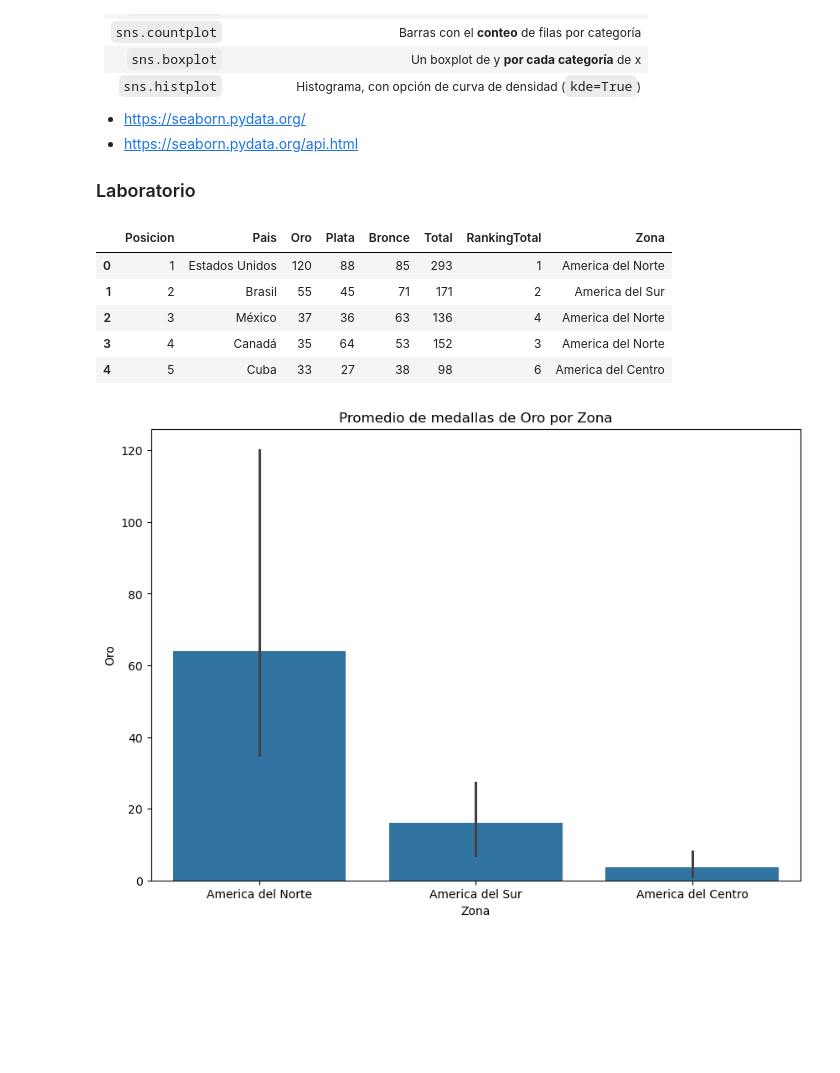
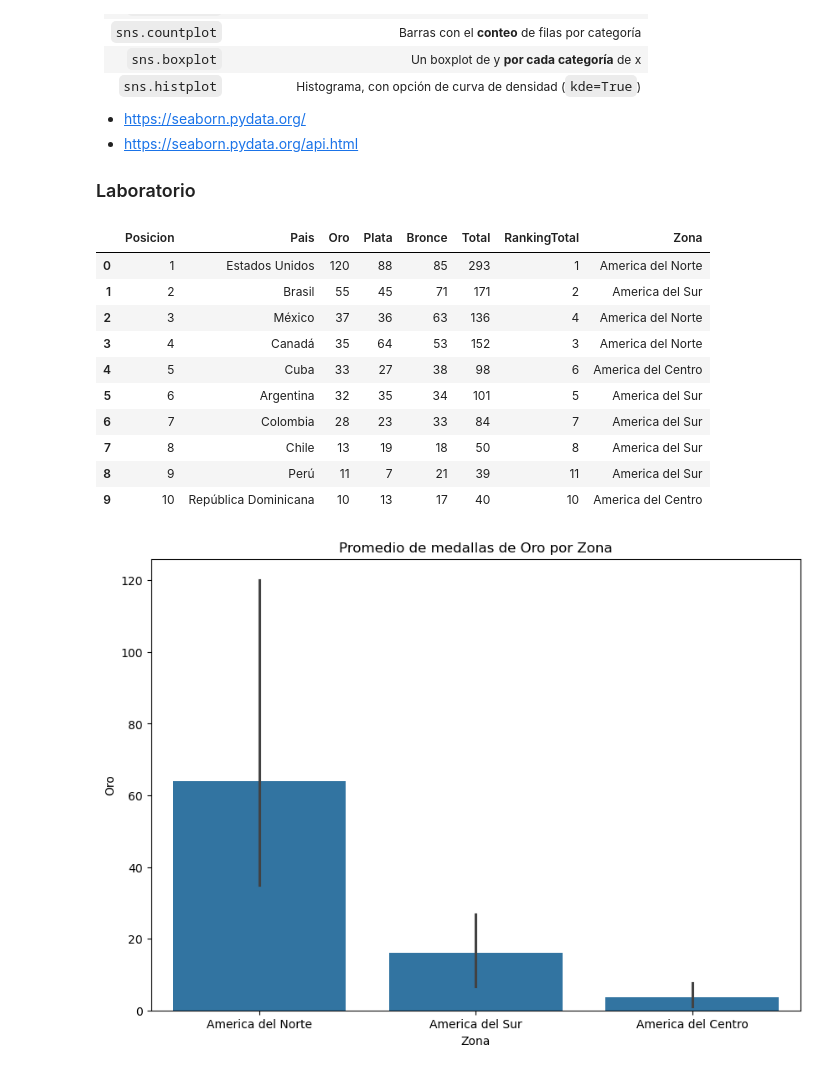
Before and after one commit to jgomezz/cpe_ciencia_datos_python_2026, a Jupyter notebook: mod2_estadistica_y_visualizacion/semana_04_advanced_visualization.ipynb, the cells around one changed output. Drawn from its saved outputs; the diff is of its cells as text; code cells hidden in the pictures; blank space fills up the shorter version.

```diff
--- a/mod2_estadistica_y_visualizacion/semana_04_advanced_visualization.ipynb
+++ b/mod2_estadistica_y_visualizacion/semana_04_advanced_visualization.ipynb
@@ -696,16 +696,21 @@ plt.show()
 # %%
 import seaborn as sns
 
 FILENAME = "dataset/panamericanos/medallero_Panamericanos_Lima2019.csv"
 df = pd.read_csv(FILENAME)
-df.head()
+df.head(10)
 # %% [output]
 |  | Posicion | Pais | Oro | Plata | Bronce | Total | RankingTotal | Zona |
 | 0 | 1 | Estados Unidos | 120 | 88 | 85 | 293 | 1 | America del Norte |
 | 1 | 2 | Brasil | 55 | 45 | 71 | 171 | 2 | America del Sur |
 | 2 | 3 | México | 37 | 36 | 63 | 136 | 4 | America del Norte |
 | 3 | 4 | Canadá | 35 | 64 | 53 | 152 | 3 | America del Norte |
 | 4 | 5 | Cuba | 33 | 27 | 38 | 98 | 6 | America del Centro |
+| 5 | 6 | Argentina | 32 | 35 | 34 | 101 | 5 | America del Sur |
+| 6 | 7 | Colombia | 28 | 23 | 33 | 84 | 7 | America del Sur |
+| 7 | 8 | Chile | 13 | 19 | 18 | 50 | 8 | America del Sur |
+| 8 | 9 | Perú | 11 | 7 | 21 | 39 | 11 | America del Sur |
+| 9 | 10 | República Dominicana | 10 | 13 | 17 | 40 | 10 | America del Centro |
 # %%
 # barplot: promedio de Oro por zona (la línea vertical es el intervalo de confianza)
 plt.figure(figsize=(10, 7))
```
Also changed, not shown: parts of 1 cell of this notebook.
